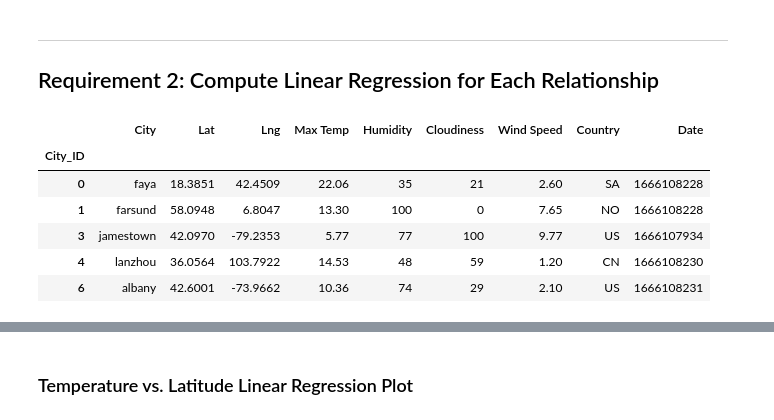
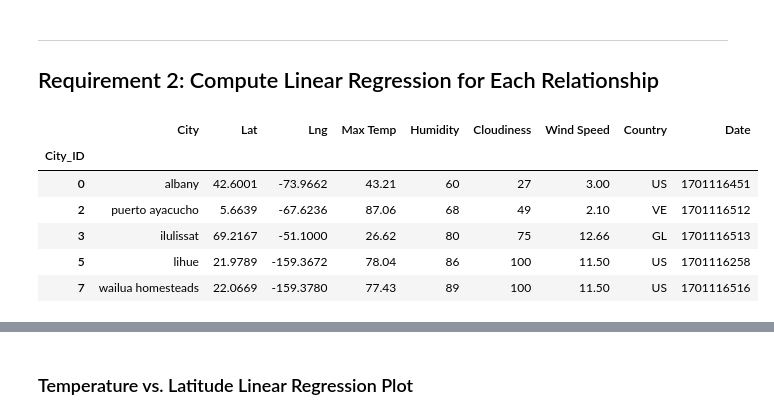
Before and after one commit to mishaborunda/SMU_Data_Analytics_HW2023, a Jupyter notebook: 06-python_API_HW/Submission/starter_code/WeatherPy.ipynb, the cells around one changed output, grey strips where cells are left out. Cells and saved outputs as stored; diff of their text form; code cells hidden in the pictures.

```diff
--- a/06-python_API_HW/Submission/starter_code/WeatherPy.ipynb
+++ b/06-python_API_HW/Submission/starter_code/WeatherPy.ipynb
@@ -259,14 +385,15 @@ plt.show()
 # %%
 # Create a DataFrame with the Northern Hemisphere data (Latitude >= 0)
-# YOUR CODE HERE
+northern_hemi_df = city_data_df.loc[city_data_df.Lat>= 0]
+
 
 # Display sample data
 northern_hemi_df.head()
 # %% [output]
 |  | City | Lat | Lng | Max Temp | Humidity | Cloudiness | Wind Speed | Country | Date |
 | City_ID |  |  |  |  |  |  |  |  |  |
-| 0 | faya | 18.3851 | 42.4509 | 22.06 | 35 | 21 | 2.60 | SA | 1666108228 |
-| 1 | farsund | 58.0948 | 6.8047 | 13.30 | 100 | 0 | 7.65 | NO | 1666108228 |
-| 3 | jamestown | 42.0970 | -79.2353 | 5.77 | 77 | 100 | 9.77 | US | 1666107934 |
-| 4 | lanzhou | 36.0564 | 103.7922 | 14.53 | 48 | 59 | 1.20 | CN | 1666108230 |
-| 6 | albany | 42.6001 | -73.9662 | 10.36 | 74 | 29 | 2.10 | US | 1666108231 |
+| 0 | albany | 42.6001 | -73.9662 | 43.21 | 60 | 27 | 3.00 | US | 1701116451 |
+| 2 | puerto ayacucho | 5.6639 | -67.6236 | 87.06 | 68 | 49 | 2.10 | VE | 1701116512 |
+| 3 | ilulissat | 69.2167 | -51.1000 | 26.62 | 80 | 75 | 12.66 | GL | 1701116513 |
+| 5 | lihue | 21.9789 | -159.3672 | 78.04 | 86 | 100 | 11.50 | US | 1701116258 |
+| 7 | wailua homesteads | 22.0669 | -159.3780 | 77.43 | 89 | 100 | 11.50 | US | 1701116516 |
```
Also changed, not shown: parts of 45 cells of this notebook, 7 other files.
